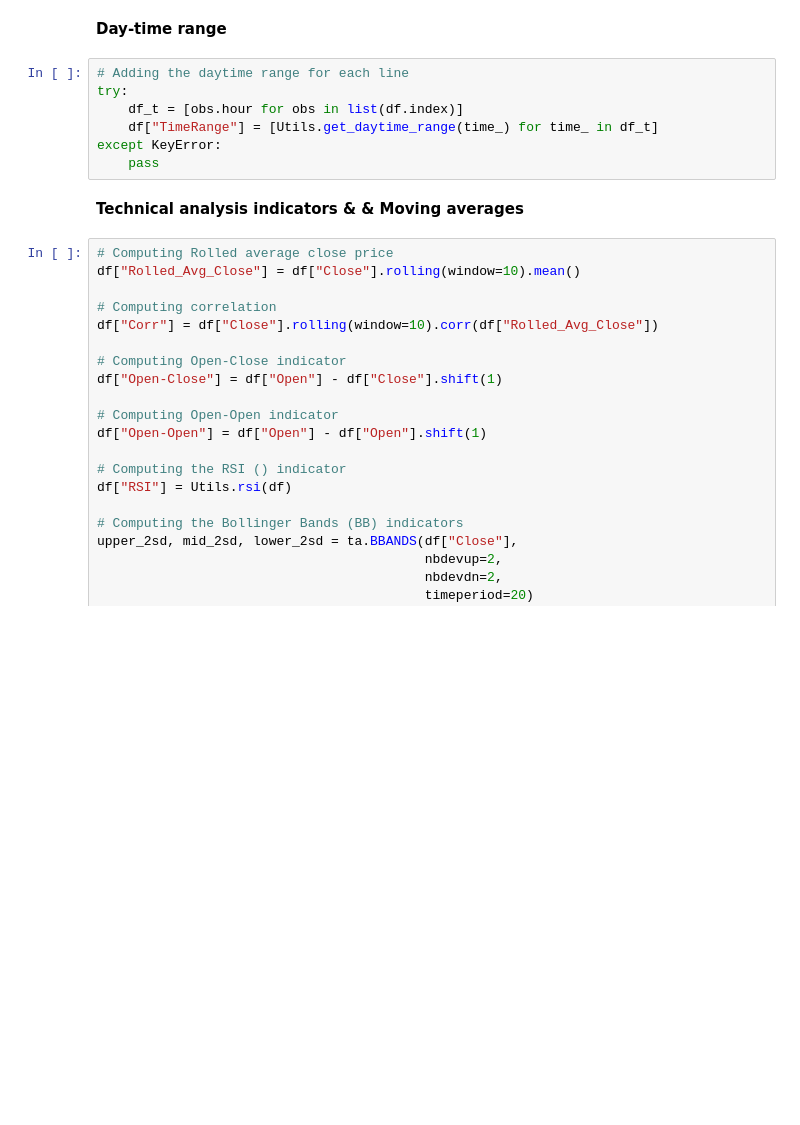
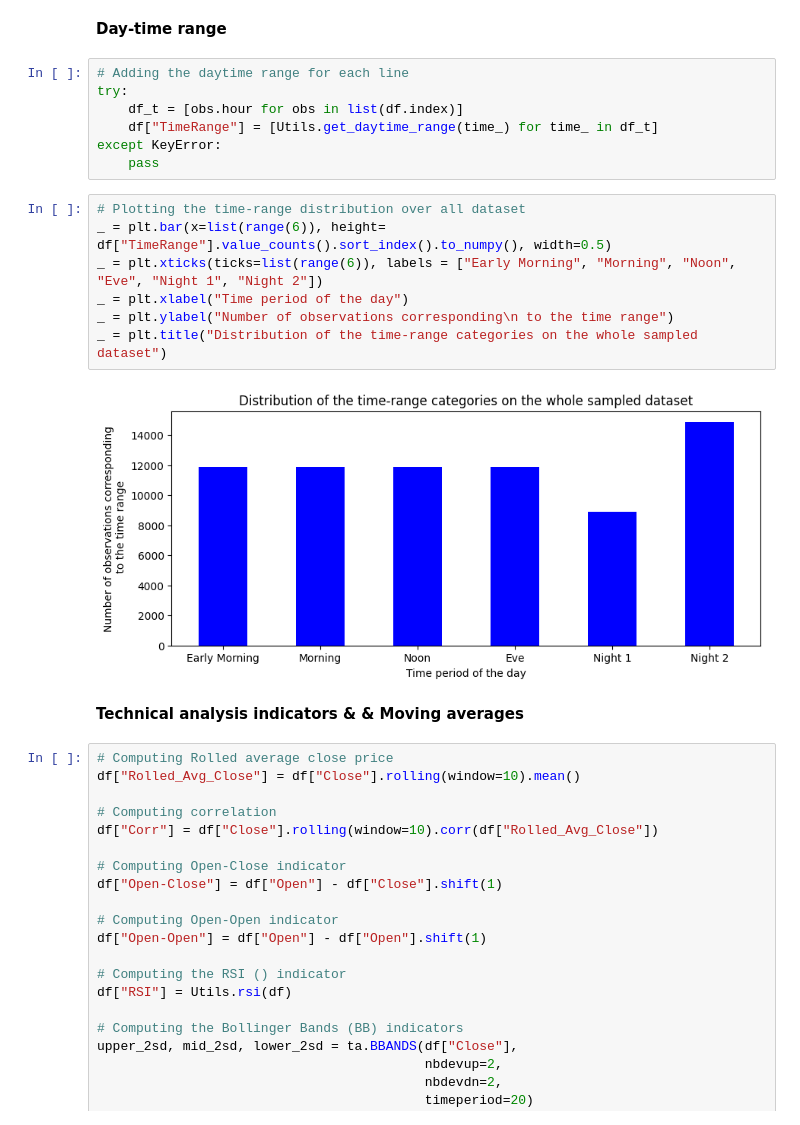
Before and after one commit to lcsrodriguez/cryptotrading, a Jupyter notebook: notebooks/bitcoin_trading.ipynb, the cells around one changed output. Drawn from its saved outputs; the diff is of its cells as text; blank space fills up the shorter version.

```diff
--- a/notebooks/bitcoin_trading.ipynb
+++ b/notebooks/bitcoin_trading.ipynb
@@ -163,6 +160,15 @@ try:
     df["TimeRange"] = [Utils.get_daytime_range(time_) for time_ in df_t]
 except KeyError:
     pass
+# %%
+# Plotting the time-range distribution over all dataset
+_ = plt.bar(x=list(range(6)), height= df["TimeRange"].value_counts().sort_index().to_numpy(), width=0.5)
+_ = plt.xticks(ticks=list(range(6)), labels = ["Early Morning", "Morning", "Noon", "Eve", "Night 1", "Night 2"])
+_ = plt.xlabel("Time period of the day")
+_ = plt.ylabel("Number of observations corresponding\n to the time range")
+_ = plt.title("Distribution of the time-range categories on the whole sampled dataset")
+# %% [output]
+[figure, added]
 # %% [markdown]
 **Technical analysis indicators & & Moving averages**
 # %%
```
Also changed, not shown: parts of 15 cells of this notebook, 1 other file.
